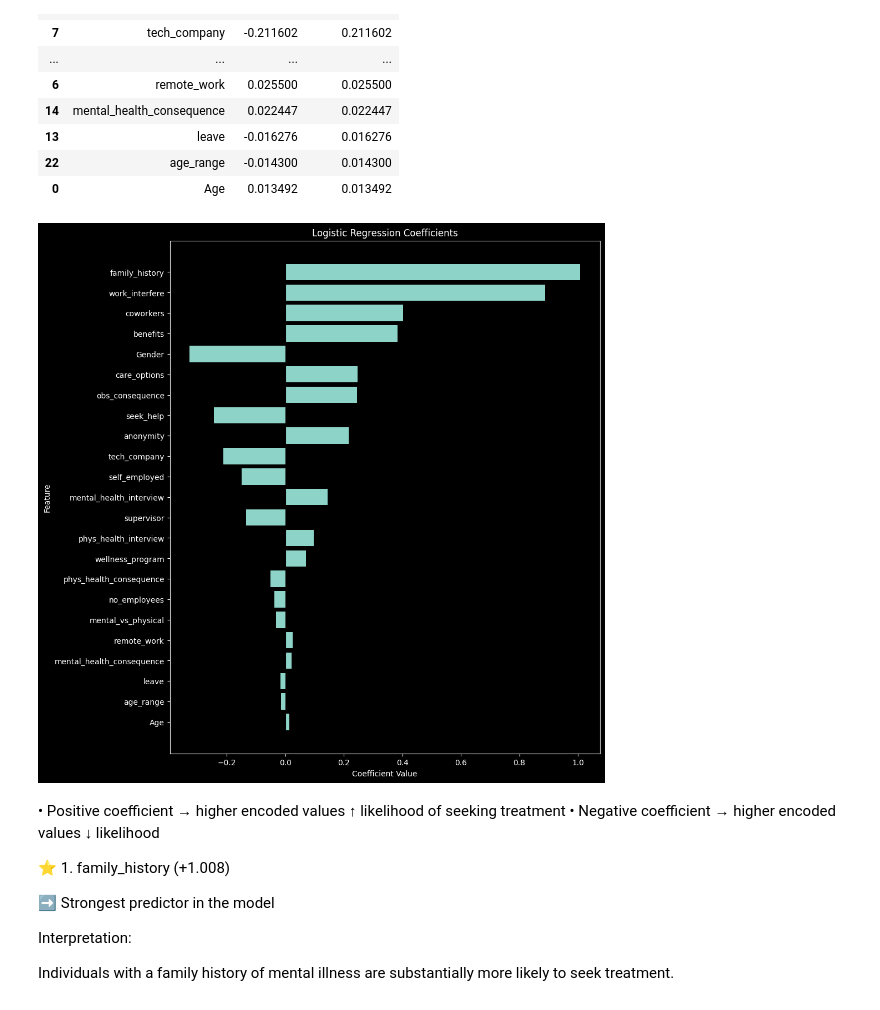
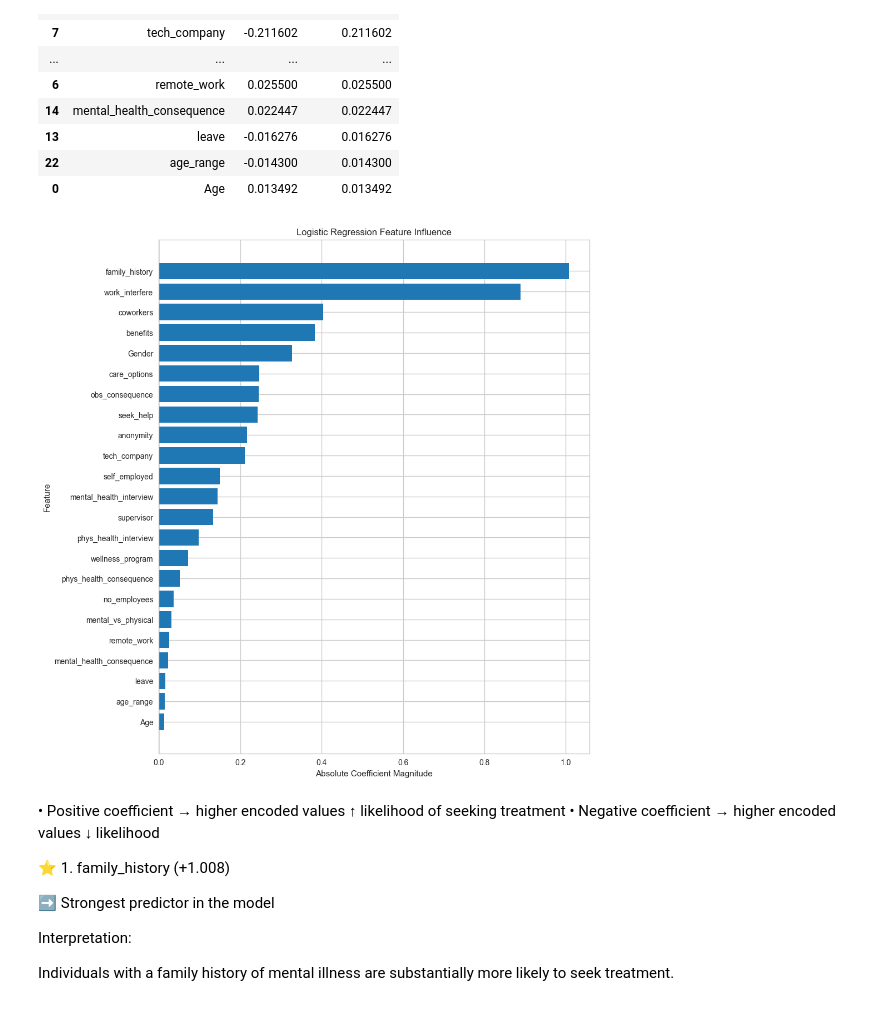
Before and after one commit to hazminfirdaus/data-analytics, a Jupyter notebook: eca/notebooks/RQ2/logistic_regression/logistic_regression.ipynb, the cells around one changed output. Drawn from its saved outputs; the diff is of its cells as text; code cells hidden in the pictures.

Commit message:
changed LR plot

```diff
--- a/eca/notebooks/RQ2/logistic_regression/logistic_regression.ipynb
+++ b/eca/notebooks/RQ2/logistic_regression/logistic_regression.ipynb
@@ -20,6 +20,8 @@ from sklearn.metrics import (
 import matplotlib.pyplot as plt
 import seaborn as sns
 import json
+
+plt.style.use("seaborn-v0_8")
 # %%
 # Load the cleaned dataset
 
@@ -193,16 +195,17 @@ coef_df
 # %%
 # Plot coefficients
 
+plt.style.use("seaborn-v0_8-whitegrid")
 plt.figure(figsize=(10, 12))
-plt.barh(coef_df["Feature"], coef_df["Coefficient"])
-plt.title("Logistic Regression Coefficients")
-plt.xlabel("Coefficient Value")
+plt.barh(coef_df["Feature"], coef_df["AbsCoefficient"], color="tab:blue", alpha=1)
+plt.title("Logistic Regression Feature Influence")
+plt.xlabel("Absolute Coefficient Magnitude")
 plt.ylabel("Feature")
-plt.axvline(0, color='black', linewidth=0.8)
+plt.axvline(0)
 plt.gca().invert_yaxis()  # largest at top
 plt.show()
 # %% [output]
-[figure, old version]
+[figure, new version]
 # %% [markdown]
 •	Positive coefficient → higher encoded values ↑ likelihood of seeking treatment
 •	Negative coefficient → higher encoded values ↓ likelihood
```
Also changed, not shown: parts of 1 cell of this notebook.
